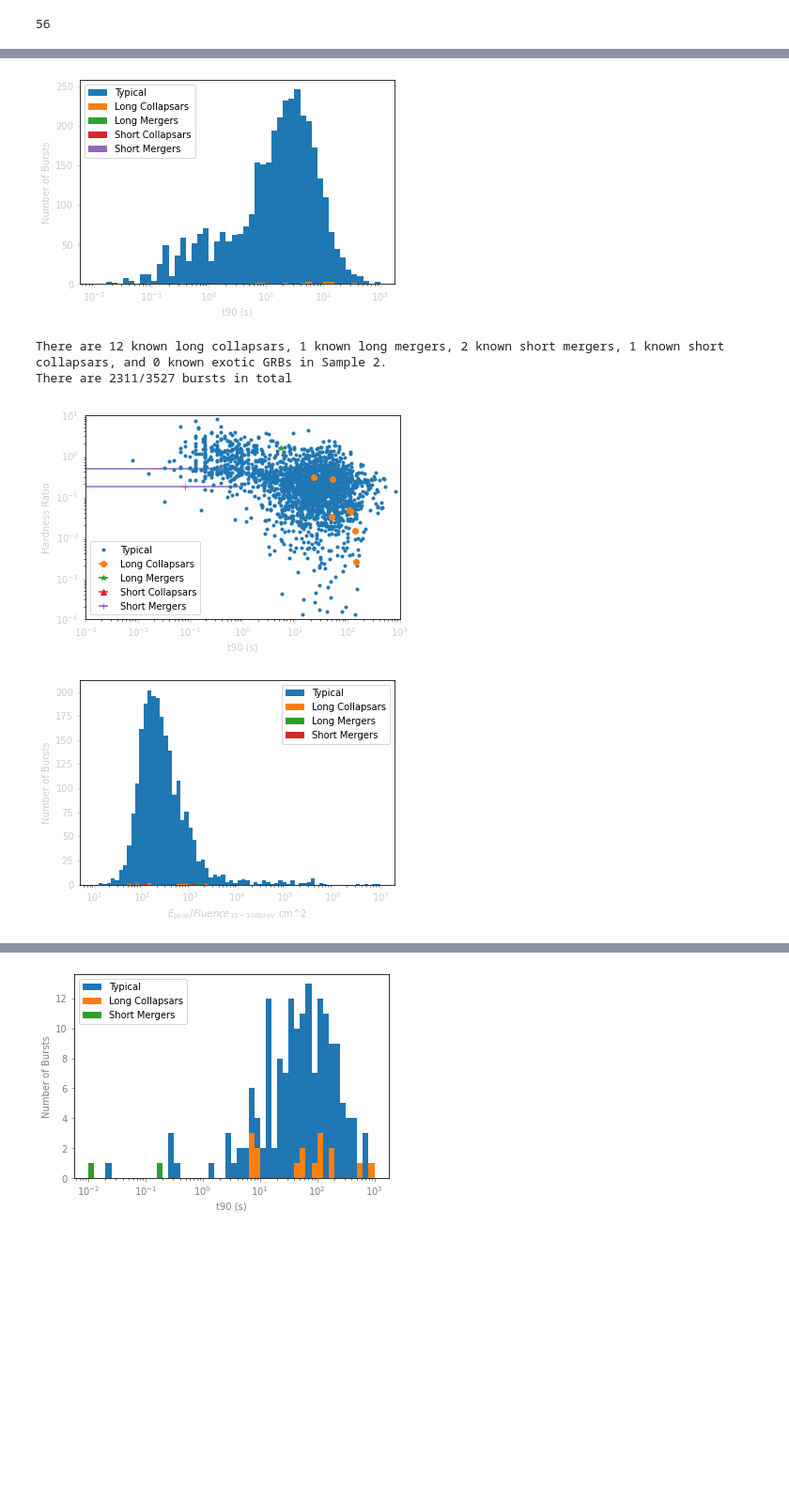
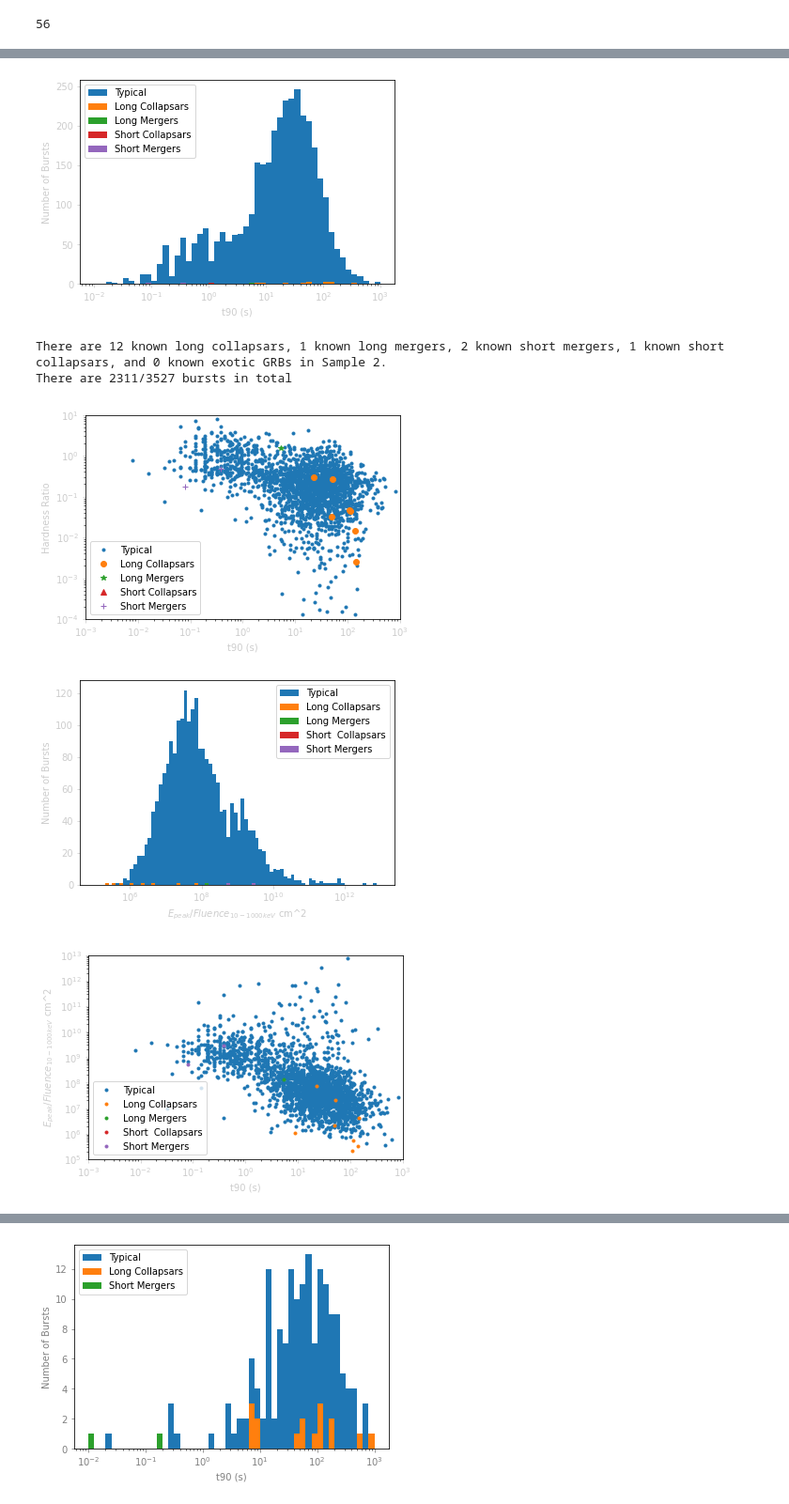
Before and after one commit to nuessle167/mirrored_prediction_paper, a Jupyter notebook: Cursed_code.ipynb, the cells around one changed output, grey strips where cells are left out. Shown: that part at 94% size. Drawn from its saved outputs; the diff is of its cells as text; code cells hidden in the pictures; blank space fills up the shorter version.

```diff
--- a/Cursed_code.ipynb
+++ b/Cursed_code.ipynb
@@ -18,7 +18,10 @@ import scipy.integrate as integrate
 ##Data import##
 fermi_data=pd.read_csv('22_May_2023_Fermi_Data.csv')
 swift_data=pd.read_csv('real swift bat data 2.csv')
-swift_fluxes=pd.read_csv('swift_fluxes_2.csv')
+swift_model_PL=pd.read_csv('swift_models_3_PL.csv')
+swift_model_CPL=pd.read_csv('swift_models_3_PL.csv')
+swift_fluxes_PL=pd.read_csv('swift_fluxes_3_PL.csv')
+swift_fluxes_CPL=pd.read_csv('swift_fluxes_3_PL.csv')
 swift_fluences_PL=pd.read_csv('swift_fluences_3_PL.csv')
 swift_fluences_CPL=pd.read_csv('swift_fluences_3_PL.csv')
 swift_fluences_reference=pd.read_csv('swift_fluences_3_match.csv')
@@ -1613,8 +1781,9 @@ for i in lc_sample_2_data.index.to_list():
                                 sample_2_data.at[i, 'flnc_best_fitting_model'], i))
     long_collapsar_t90=np.append(long_collapsar_t90, float(sample_2_data.at[i, 't90     ']))
     long_collapsar_Epeak_over_s=np.append(long_collapsar_Epeak_over_s, \
-                        getting_the_GBM_E_peak(sample_2_data, \
-                            sample_2_data.at[i, 'flnc_best_fitting_model'], i))
+                        (getting_the_GBM_E_peak(sample_2_data, \
+                                    sample_2_data.at[i, 'flnc_best_fitting_model'], i))/\
+                                       float(sample_2_data.at[i, 'fluence   ']))
 long_collapsar_t90_err=np.where(lc_sample_2_data['t90_error'] != 'N/A', \
         lc_sample_2_data['t90_error'], 0)
 if len(long_collapsar_t90_err)>0:
@@ -1629,8 +1798,9 @@ for i in sc_sample_2_data.index.to_list():
     short_collapsar_t90=np.append(short_collapsar_t90, \
                                   float(sample_2_data.at[i, 't90     ']))
     short_collapsar_Epeak_over_s=np.append(short_collapsar_Epeak_over_s, \
-                        getting_the_GBM_E_peak(sample_2_data, \
-                            sample_2_data.at[i, 'flnc_best_fitting_model'], i))
+                        (getting_the_GBM_E_peak(sample_2_data, \
+                                sample_2_data.at[i, 'flnc_best_fitting_model'], i))/\
+                                       float(sample_2_data.at[i, 'fluence   ']))
 short_collapsar_t90_err=np.where(sc_sample_2_data['t90_error'] != 'N/A', \
         sc_sample_2_data['t90_error'], 0)
 if len(short_collapsar_t90_err)>0:
@@ -1644,8 +1814,9 @@ for i in lm_sample_2_data.index.to_list():
                                 sample_2_data.at[i, 'flnc_best_fitting_model'], i))
     long_merger_t90=np.append(long_merger_t90, float(sample_2_data.at[i, 't90     ']))
     long_merger_Epeak_over_s=np.append(long_merger_Epeak_over_s, \
-                        getting_the_GBM_E_peak(sample_2_data, \
-                            sample_2_data.at[i, 'flnc_best_fitting_model'], i))
+                        (getting_the_GBM_E_peak(sample_2_data, \
+                                sample_2_data.at[i, 'flnc_best_fitting_model'], i))/\
+                                       float(sample_2_data.at[i, 'fluence   ']))
 long_merger_t90_err=np.where(lm_sample_2_data['t90_error'] != 'N/A', \
         lm_sample_2_data['t90_error'], 0)
 if len(long_merger_t90_err)>0:
@@ -1659,8 +1830,9 @@ for i in sm_sample_2_data.index.to_list():
                                 sample_2_data.at[i, 'flnc_best_fitting_model'], i))
     short_merger_t90=np.append(short_merger_t90, float(sample_2_data.at[i, 't90     ']))
     short_merger_Epeak_over_s=np.append(short_merger_Epeak_over_s, \
-                        getting_the_GBM_E_peak(sample_2_data, \
-                            sample_2_data.at[i, 'flnc_best_fitting_model'], i))
+                       (getting_the_GBM_E_peak(sample_2_data,
+                            sample_2_data.at[i, 'flnc_best_fitting_model'], i))/\
+                                       float(sample_2_data.at[i, 'fluence   ']))
 short_merger_t90_err=np.where(sm_sample_2_data['t90_error'] != 'N/A', \
         sm_sample_2_data['t90_error'], 0)
 if len(short_merger_t90_err)>0:
@@ -1674,8 +1846,8 @@ for i in exo_sample_2_data.index.to_list():
                                 sample_2_data.at[i, 'flnc_best_fitting_model'], i))
     exotic_t90=np.append(exotic_t90, float(sample_2_data.at[i, 't90     ']))
     exotic_Epeak_over_s=np.append(exotic_Epeak_over_s, \
-                        getting_the_GBM_E_peak(sample_2_data, \
-                            sample_2_data.at[i, 'flnc_best_fitting_model'], i))
+                       (getting_the_GBM_E_peak(sample_2_data, sample_2_data.at[i, 'flnc_best_fitting_model'], i))/\
+                                       float(sample_2_data.at[i, 'fluence   ']))
 exotic_t90_err=np.where(exo_sample_2_data['t90_error'] != 'N/A', \
         exo_sample_2_data['t90_error'], 0)
 if len(exotic_t90_err)>0:
@@ -1687,8 +1859,8 @@ for i in typical_sample_2_data.index.to_list():
                                 sample_2_data.at[i, 'flnc_best_fitting_model'], i))
     typical_t90=np.append(typical_t90, float(typical_sample_2_data.at[i, 't90     ']))
     typical_Epeak_over_s=np.append(typical_Epeak_over_s, \
-                        getting_the_GBM_E_peak(sample_2_data, \
-                            sample_2_data.at[i, 'flnc_best_fitting_model'], i))
+                       (getting_the_GBM_E_peak(sample_2_data, sample_2_data.at[i, 'flnc_best_fitting_model'], i))/\
+                                       float(sample_2_data.at[i, 'fluence   ']))
 typical_t90_err=np.where(typical_sample_2_data['t90_error'] != 'N/A', \
         typical_sample_2_data['t90_error'], 0)
 if len(typical_t90_err)>0:
@@ -1726,19 +1898,19 @@ plt.errorbar(x=typical_t90, y=typical_HR,\
              marker=".", ls='none')
 plt.errorbar(x=long_collapsar_t90, y=long_collapsar_HR, \
 #              yerr=np.transpose(long_collapsar_HR_err), \
-             xerr=long_collapsar_t90_err,\
+#              xerr=long_collapsar_t90_err,\
              marker="o",ls='none')
 plt.errorbar(x=long_merger_t90, y=long_merger_HR, \
 #              yerr=np.transpose(long_merger_HR_err),\
-             xerr=long_merger_t90_err,\
+#              xerr=long_merger_t90_err,\
              marker="*", ls='none')
 plt.errorbar(x=short_collapsar_t90, y=short_collapsar_HR, \
 #              yerr=np.transpose(short_collapsar_HR_err),\
-             xerr=short_collapsar_t90_err,\
+#              xerr=short_collapsar_t90_err,\
              marker="^", ls='none')
 plt.errorbar(x=short_merger_t90, y=short_merger_HR, \
 #              yerr=np.transpose(short_merger_HR_err), \
-             xerr=short_merger_t90_err, \
+#              xerr=short_merger_t90_err, \
              marker="+", ls='none')
 # plt.errorbar(x=exotic_t90, y=exotic_HR, yerr=np.transpose(exotic_HR_err), \
 #              xerr=exotic_t90_err, marker="o", ls='none')
@@ -1746,38 +1918,56 @@ plt.axis([0.001, 1000, 1e-4, 10])
 plt.xscale('log')
 plt.yscale('log')
 plt.tick_params(axis='x', colors='0.8')
 plt.tick_params(axis='y', colors='0.8')
 plt.legend(['Typical', 'Long Collapsars', 'Long Mergers', 'Short Collapsars', \
             'Short Mergers'])
 plt.xlabel("t90 (s)", color="0.8")
 plt.ylabel("Hardness Ratio", color="0.8")
 plt.show()
 
-new_bins=np.logspace(np.log10(10),np.log10(10**7), 71)
+new_bins=np.logspace(5,13, 81)
 plt.hist(typical_Epeak_over_s, bins=new_bins)
 plt.hist(long_collapsar_Epeak_over_s, bins=new_bins)
 plt.hist(long_merger_Epeak_over_s, bins=new_bins)
-# plt.hist(short_collapsar_Epeak_over_s, bins=new_bins)
+plt.hist(short_collapsar_Epeak_over_s, bins=new_bins)
 plt.hist(short_merger_Epeak_over_s, bins=new_bins)
 # plt.hist(exotic_t90, bins=bins)
 plt.xscale('log')
 plt.tick_params(axis='x', colors='0.8')
 plt.tick_params(axis='y', colors='0.8')
 plt.legend(['Typical', 'Long Collapsars', 'Long Mergers',\
-            'Short Mergers'])#, 'Exotic'])
+            'Short  Collapsars', 'Short Mergers'])#, 'Exotic'])
 plt.xlabel(r"$E_{peak}$/$Fluence_{10-1000keV}$ cm^2", color="0.8")
 plt.ylabel("Number of Bursts", color="0.8")
 plt.show()
+
+plt.plot(typical_t90, typical_Epeak_over_s, marker=".", ls='none')
+plt.plot(long_collapsar_t90, long_collapsar_Epeak_over_s, marker=".", ls='none')
+plt.plot(long_merger_t90, long_merger_Epeak_over_s, marker=".", ls='none')
+plt.plot(short_collapsar_t90, short_collapsar_Epeak_over_s, marker=".", ls='none')
+plt.plot(short_merger_t90, short_merger_Epeak_over_s, marker=".", ls='none')
+# plt.plot(exotic_t90, bins=bins, marker=".", ls='none')
+plt.yscale('log')
+plt.xscale('log')
+plt.tick_params(axis='x', colors='0.8')
+plt.tick_params(axis='y', colors='0.8')
+plt.legend(['Typical', 'Long Collapsars', 'Long Mergers',\
+            'Short  Collapsars', 'Short Mergers'])#, 'Exotic'])
+plt.ylabel(r"$E_{peak}$/$Fluence_{10-1000keV}$ cm^2", color="0.8")
+plt.xlabel("t90 (s)", color="0.8")
+plt.axis([0.001, 1000, 1e5, 1e13])
+plt.show()
 # %% [output]
   underestimated.
   low_HR=integrate.quad(lambda x: power_law(x, p_1), low_e_range[0], \
   underestimated.
   high_HR=integrate.quad(lambda x: power_law(x, p_1), \
 [figure]
 There are 12 known long collapsars, 1 known long mergers, 2 known short mergers, 1 known short collapsars, and 0 known exotic GRBs in Sample 2.
 There are 2311/3527 bursts in total
-[figure, old version]
+[figure, new version]
-[figure, old version]
+[figure, new version]
+[figure, added]
 # %%
 ##Sample 3 Diagnositics##
 #typical_edited_fermi_data=fermi_data
```
Also changed, not shown: parts of 10 cells of this notebook.
